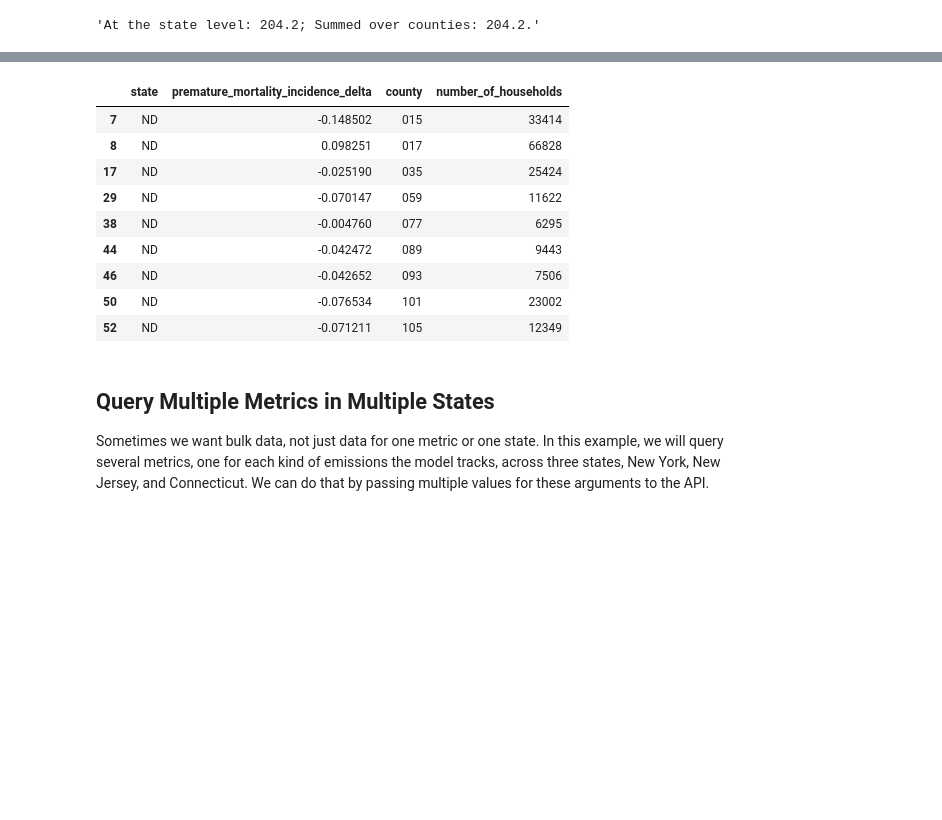
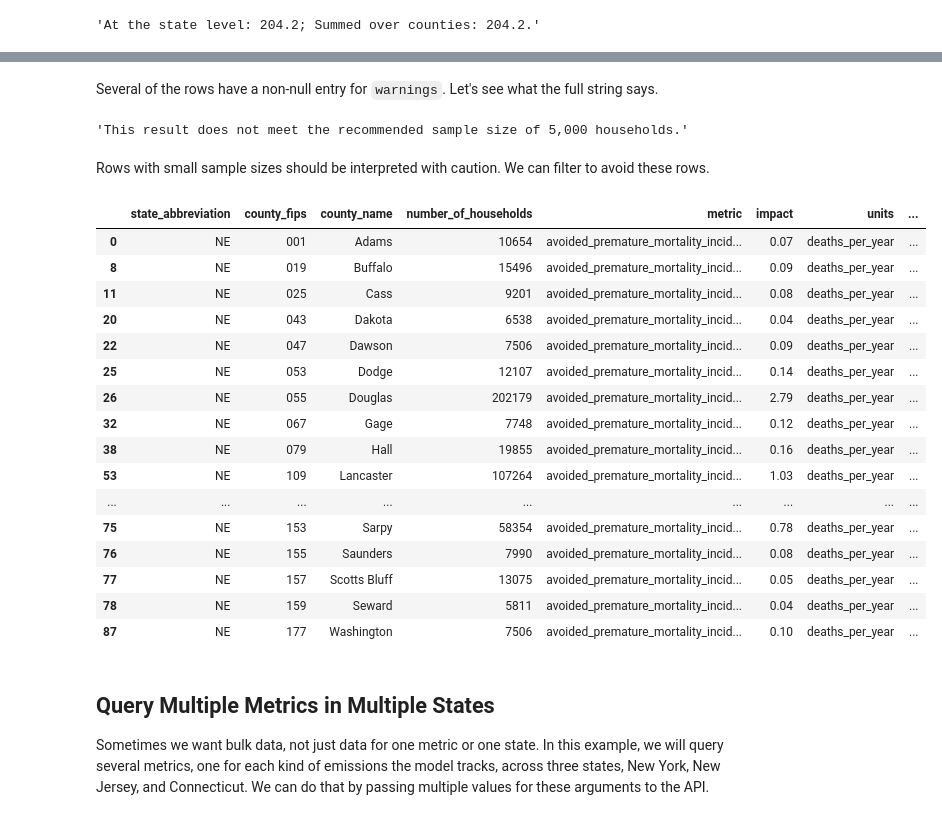
Before and after one commit to rewiringamerica/api_demos, a Jupyter notebook: notebooks/Health Impacts.ipynb, the cells around one changed output, grey strips where cells are left out. Saved outputs shown, nothing was run; the diff lists cells and outputs as text; code cells hidden in the pictures; blank space fills up the shorter version.

```diff
--- a/notebooks/Health Impacts.ipynb
+++ b/notebooks/Health Impacts.ipynb
@@ -40,9 +40,10 @@ from pathlib import Path
 # %% [markdown]
 We also need the URL of the Health Effects API.
 # %%
-URL = "https://api.rewiringamerica.org/api/v1/health-impacts/"
+# TODO: switch back to production URL after V2 is deployed
+URL = "http://127.0.0.1:8080/api/v1/health-impacts/"
 
-API_KEY = None  # Put your API key here, or better yet in the file ~/.rwapi/api_key.txt
+API_KEY = ""  # Put your API key here, or better yet in the file ~/.rwapi/api_key.txt
 # %%
 if API_KEY is None:
     api_key_path = Path.home() / ".rwapi" / "api_key.txt"
@@ -231,12 +234,12 @@ We can repeat the query we did in New Jersey for North Dakota.
 # %%
-payload_nd_counties = {
-    "metrics": ["premature_mortality_incidence_delta"],
-    "upgrade": "med_eff_hp_hers_sizing_no_setback",
-    "state": "ND",
-    "county_fips": "*"
+payload_ne_counties = {
+    "metrics": ["avoided_premature_mortality_incidence"],
+    "upgrade": ["air_source_heat_pump"],
+    "state_fips": ["31"],
+    "county_fips": ["*"]
 }
 
-response_nd_counties = requests.post(URL, json=payload_nd_counties, headers=headers)
+response_ne_counties = requests.post(URL, json=payload_ne_counties, headers=headers)
 # %% [markdown]
 ### Any Warnings?
 
@@ -269,4 +247,4 @@ to those with at least the recommended sample size of 5,000.
 # %%
-df_data_nd_counties = pd.DataFrame(response_nd_counties.json()["data"])
-df_data_nd_counties
+df_ne_counties = pd.DataFrame(response_ne_counties.json()["data"])
+df_ne_counties
 # %% [output]
@@ -290,16 +264,31 @@ df_data_nd_counties
+# %% [markdown]
+Several of the rows have a non-null entry for `warnings`. Let's see what the full string says.
+# %%
+df_ne_counties["warnings"].unique()[1]
+# %% [output]
+'This result does not meet the recommended sample size of 5,000 households.'
+# %% [markdown]
+Rows with small sample sizes should be interpreted with caution. We can filter to avoid these rows.
 # %%
-df_data_nd_counties[df_data_nd_counties["number_of_households"] >= 5000]
+df_ne_counties[df_ne_counties["number_of_households"] >= 5000]
 # %% [output]
-|  | state | premature_mortality_incidence_delta | county | number_of_households |
-| 7 | ND | -0.148502 | 015 | 33414 |
-| 8 | ND | 0.098251 | 017 | 66828 |
-| 17 | ND | -0.025190 | 035 | 25424 |
-| 29 | ND | -0.070147 | 059 | 11622 |
-| 38 | ND | -0.004760 | 077 | 6295 |
-| 44 | ND | -0.042472 | 089 | 9443 |
-| 46 | ND | -0.042652 | 093 | 7506 |
-| 50 | ND | -0.076534 | 101 | 23002 |
-| 52 | ND | -0.071211 | 105 | 12349 |
+|  | state_abbreviation | county_fips | county_name | number_of_households | metric | impact | units | ... |
+| 0 | NE | 001 | Adams | 10654 | avoided_premature_mortality_incid... | 0.07 | deaths_per_year | ... |
+| 8 | NE | 019 | Buffalo | 15496 | avoided_premature_mortality_incid... | 0.09 | deaths_per_year | ... |
+| 11 | NE | 025 | Cass | 9201 | avoided_premature_mortality_incid... | 0.08 | deaths_per_year | ... |
+| 20 | NE | 043 | Dakota | 6538 | avoided_premature_mortality_incid... | 0.04 | deaths_per_year | ... |
+| 22 | NE | 047 | Dawson | 7506 | avoided_premature_mortality_incid... | 0.09 | deaths_per_year | ... |
+| 25 | NE | 053 | Dodge | 12107 | avoided_premature_mortality_incid... | 0.14 | deaths_per_year | ... |
+| 26 | NE | 055 | Douglas | 202179 | avoided_premature_mortality_incid... | 2.79 | deaths_per_year | ... |
+| 32 | NE | 067 | Gage | 7748 | avoided_premature_mortality_incid... | 0.12 | deaths_per_year | ... |
+| 38 | NE | 079 | Hall | 19855 | avoided_premature_mortality_incid... | 0.16 | deaths_per_year | ... |
+| 53 | NE | 109 | Lancaster | 107264 | avoided_premature_mortality_incid... | 1.03 | deaths_per_year | ... |
+| ... | ... | ... | ... | ... | ... | ... | ... | ... |
+| 75 | NE | 153 | Sarpy | 58354 | avoided_premature_mortality_incid... | 0.78 | deaths_per_year | ... |
+| 76 | NE | 155 | Saunders | 7990 | avoided_premature_mortality_incid... | 0.08 | deaths_per_year | ... |
+| 77 | NE | 157 | Scotts Bluff | 13075 | avoided_premature_mortality_incid... | 0.05 | deaths_per_year | ... |
+| 78 | NE | 159 | Seward | 5811 | avoided_premature_mortality_incid... | 0.04 | deaths_per_year | ... |
+| 87 | NE | 177 | Washington | 7506 | avoided_premature_mortality_incid... | 0.10 | deaths_per_year | ... |
 # %% [markdown]
 ## Query Multiple Metrics in Multiple States
 
```
Also changed, not shown: parts of 27 cells of this notebook, 1 other file.
